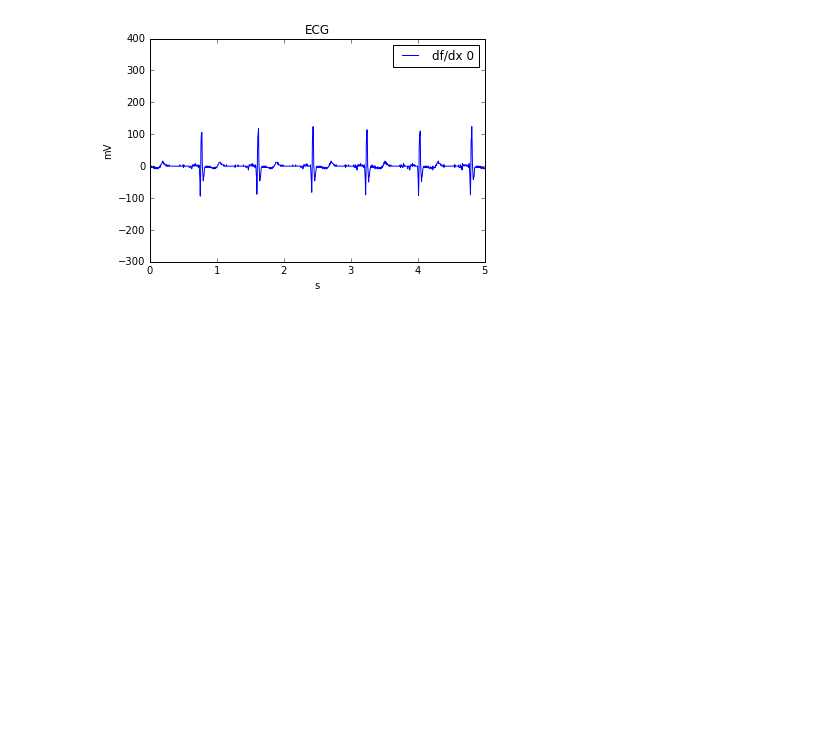
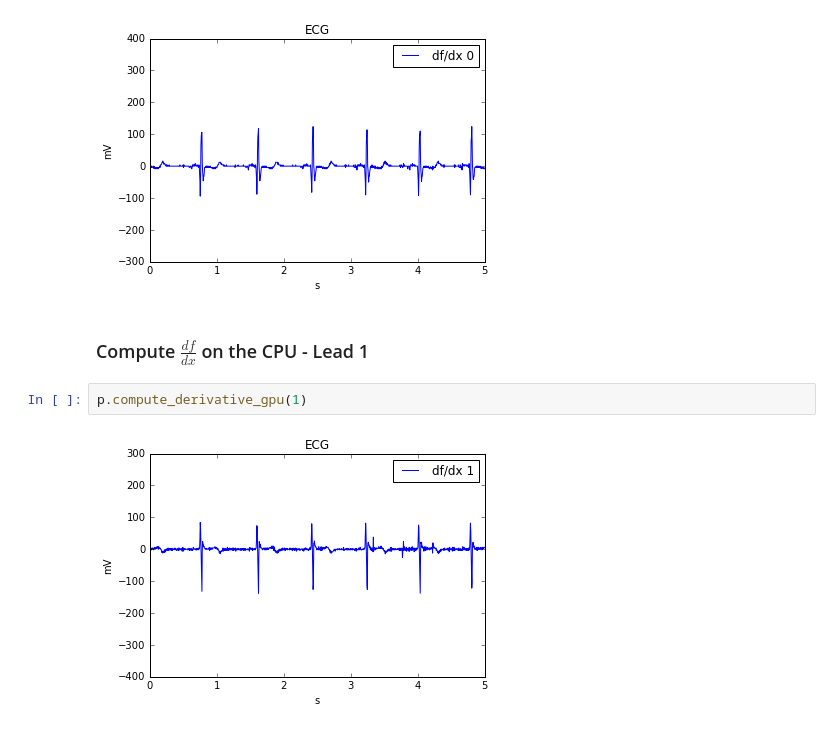
Before and after one commit to LastHex/ECE407Proj1, a Jupyter notebook: 1FebPresentation/Presentation.ipynb, the cells around one changed output. Saved outputs shown, nothing was run; the diff lists cells and outputs as text; blank space fills up the shorter version.

```diff
--- a/1FebPresentation/Presentation.ipynb
+++ b/1FebPresentation/Presentation.ipynb
@@ -33,3 +42,9 @@ Plotting lead: 0
 p.compute_derivative_gpu(0)
 # %% [output]
 [figure]
+# %% [markdown]
+### Compute $\frac{df}{dx}$ on the CPU - Lead 1
+# %%
+p.compute_derivative_gpu(1)
+# %% [output]
+[figure, added]
```
Also changed, not shown: parts of 13 cells of this notebook, 5 other files.
